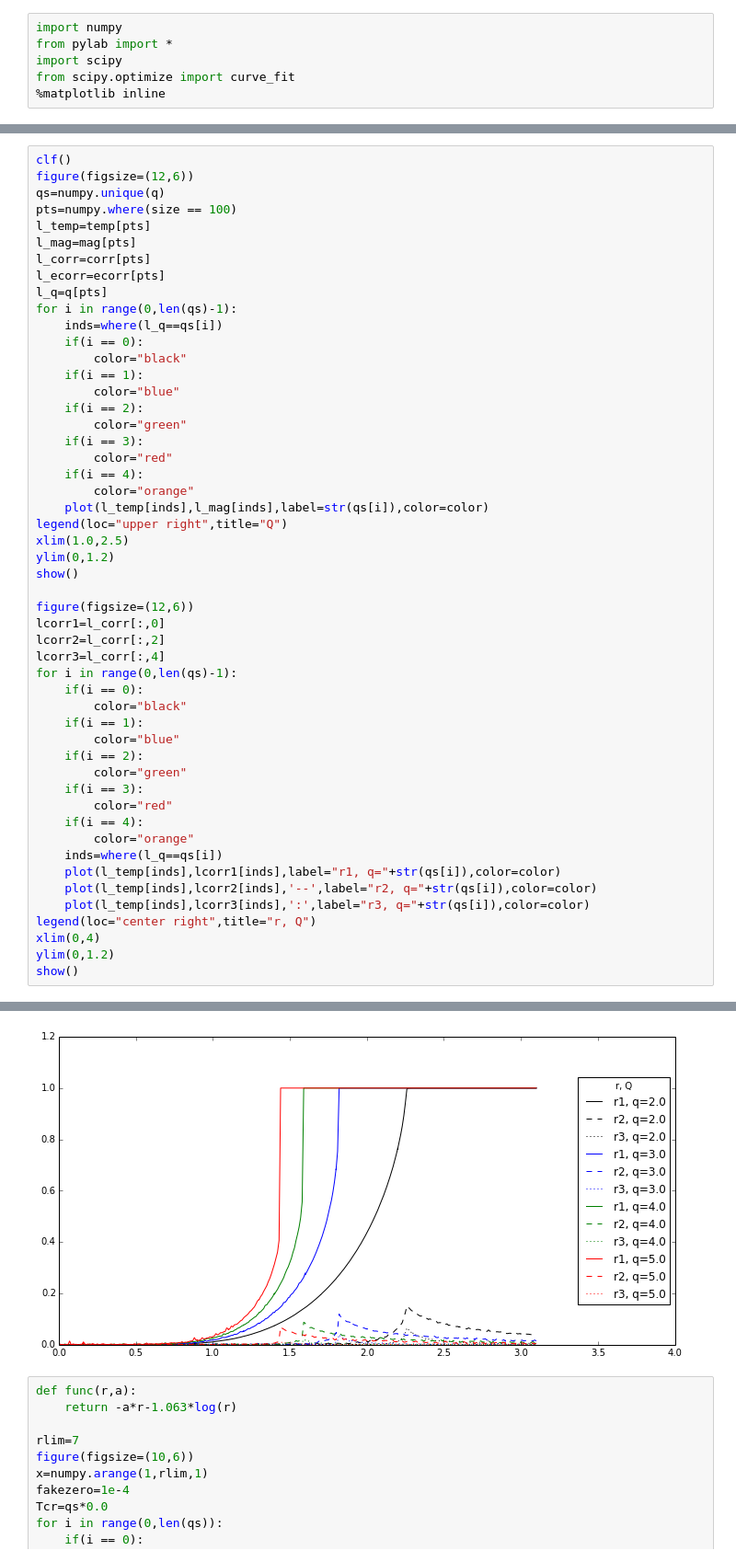
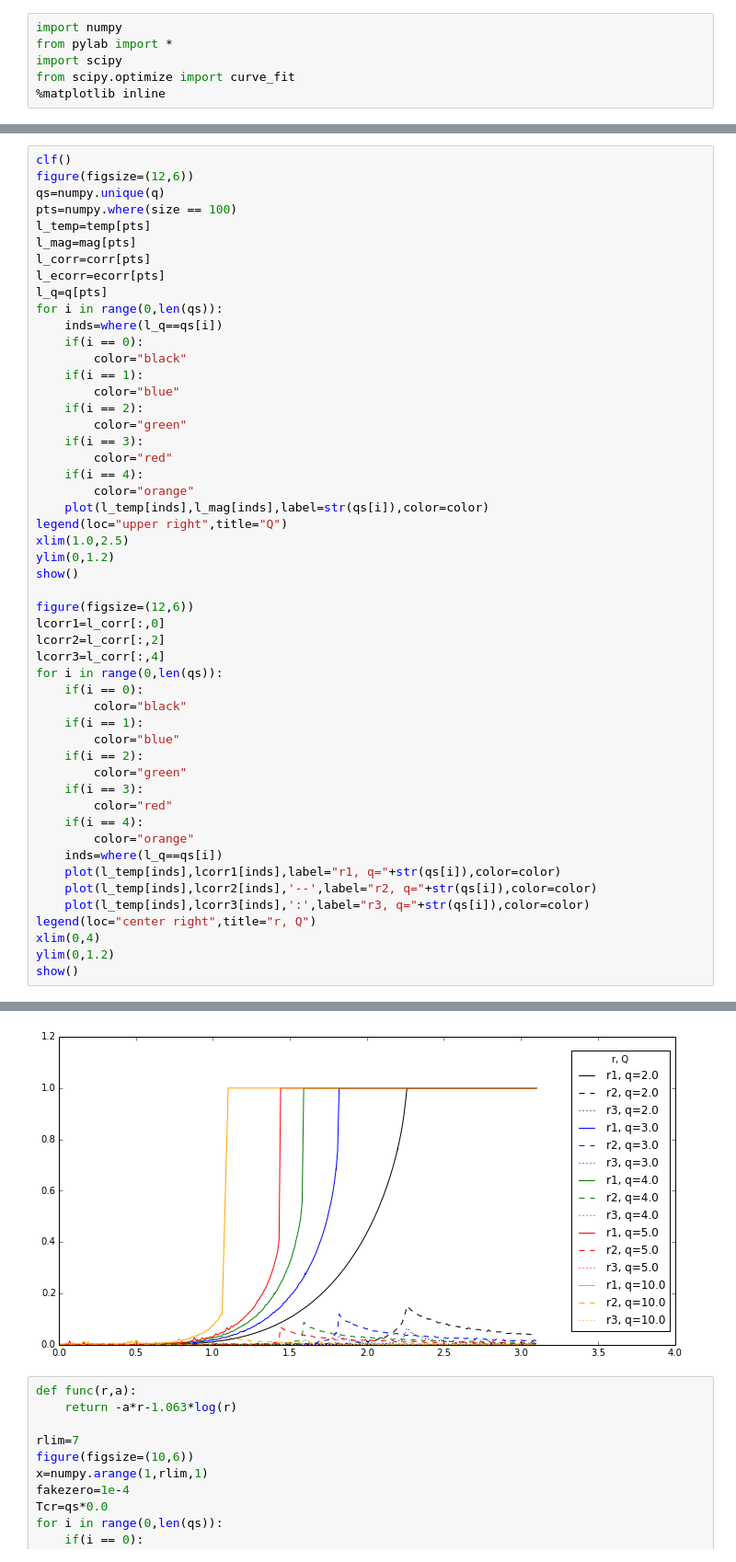
Before and after one commit to nkurinsky/IsingModelSimulation, a Jupyter notebook: results/3D Plots.ipynb, the cells around one changed output, grey strips where cells are left out. Shown at 92% size. Saved outputs shown, nothing was run; the diff lists cells and outputs as text.

```diff
--- a/results/3D Plots.ipynb
+++ b/results/3D Plots.ipynb
@@ -62,7 +62,7 @@ l_mag=mag[pts]
 l_corr=corr[pts]
 l_ecorr=ecorr[pts]
 l_q=q[pts]
-for i in range(0,len(qs)-1):
+for i in range(0,len(qs)):
     inds=where(l_q==qs[i])
     if(i == 0):
         color="black"
@@ -84,7 +84,7 @@ figure(figsize=(12,6))
 lcorr1=l_corr[:,0]
 lcorr2=l_corr[:,2]
 lcorr3=l_corr[:,4]
-for i in range(0,len(qs)-1):
+for i in range(0,len(qs)):
     if(i == 0):
         color="black"
     if(i == 1):
@@ -109,4 +109,4 @@ show()
-[figure, old version]
+[figure, new version]
 # %%
 def func(r,a):
     return -a*r-1.063*log(r)
```
Also changed, not shown: parts of 3 cells of this notebook, 15 other files.
